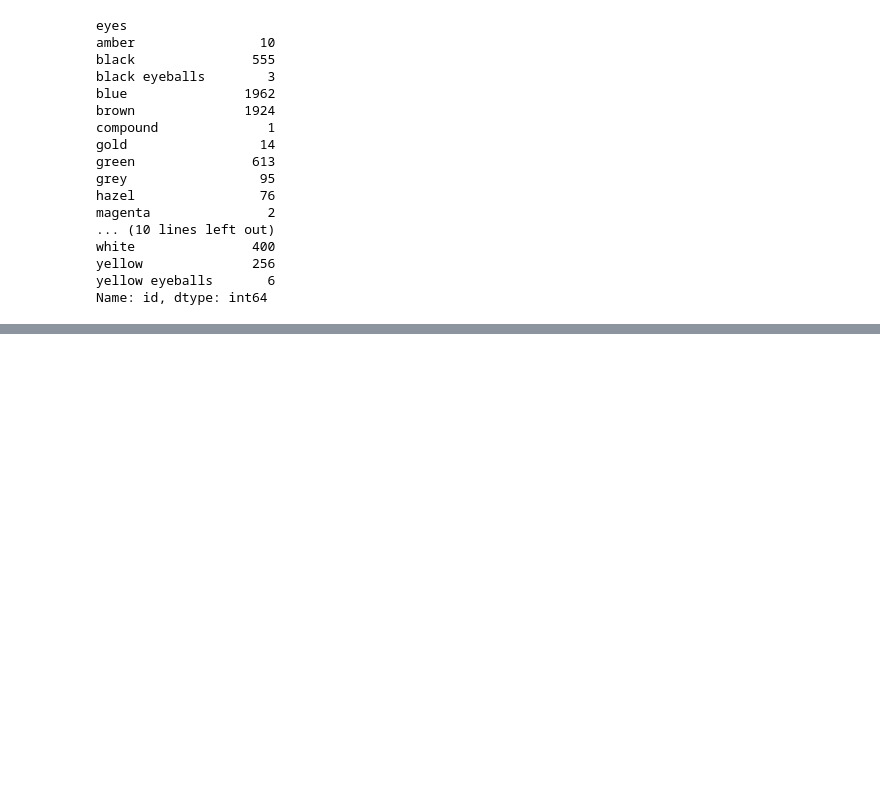
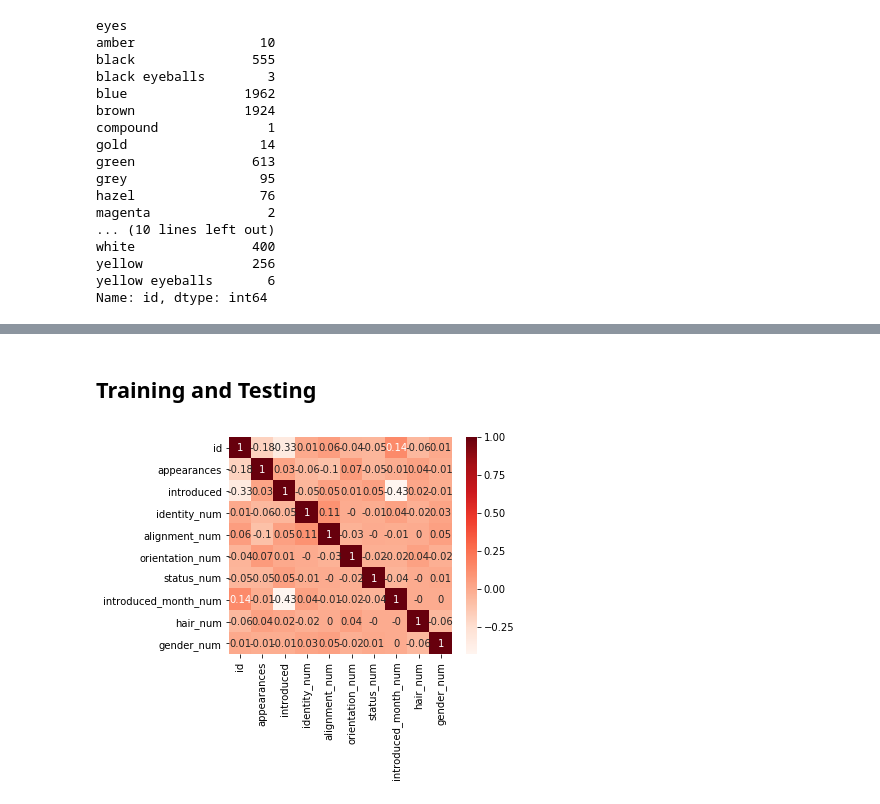
Before and after one commit to shhudspeth/marvel_comics, a Jupyter notebook: Notebooks/Blue Eyes ML.ipynb, the cells around one changed output, grey strips where cells are left out. Saved outputs shown, nothing was run; the diff lists cells and outputs as text; code cells hidden in the pictures; blank space fills up the shorter version.

```diff
--- a/Notebooks/Blue Eyes ML.ipynb
+++ b/Notebooks/Blue Eyes ML.ipynb
@@ -55,0 +276,2 @@ Name: id, dtype: int64
+# %%
+df.drop(columns=columns_to_encode, inplace=True)
@@ -55,0 +325,4 @@ Name: id, dtype: int64
+# %%
+df['appearances'] = df['appearances'].where(df['appearances'].notnull(), -1)
+# %%
+df['introduced'] = df['introduced'].where(df['introduced'].notnull(), -1)
@@ -55,0 +349,3 @@ Name: id, dtype: int64
+# %%
+names_comics = df['name']
+df.drop(columns=['name'], inplace=True)
@@ -56,2 +354,4 @@ Name: id, dtype: int64
+# %% [markdown]
+## Training and Testing
 # %%
 # correlation matrices
@@ -60,2 +358,12 @@ Name: id, dtype: int64
+# %%
+fig1, ax = plt.subplots(1,1, figsize=(5,4))
+corr = df.corr().round(2)
+ax = sns.heatmap(corr, annot=True,cmap='Reds',
+            xticklabels=corr.columns.values,
+            yticklabels=corr.columns.values,ax = ax )
+
+plt.savefig('correlationMatrix')
+# %% [output]
+[figure, added]
 # %%
 #split into training, test, validation sets
```
Also changed, not shown: parts of 78 cells of this notebook, 10 other files.
